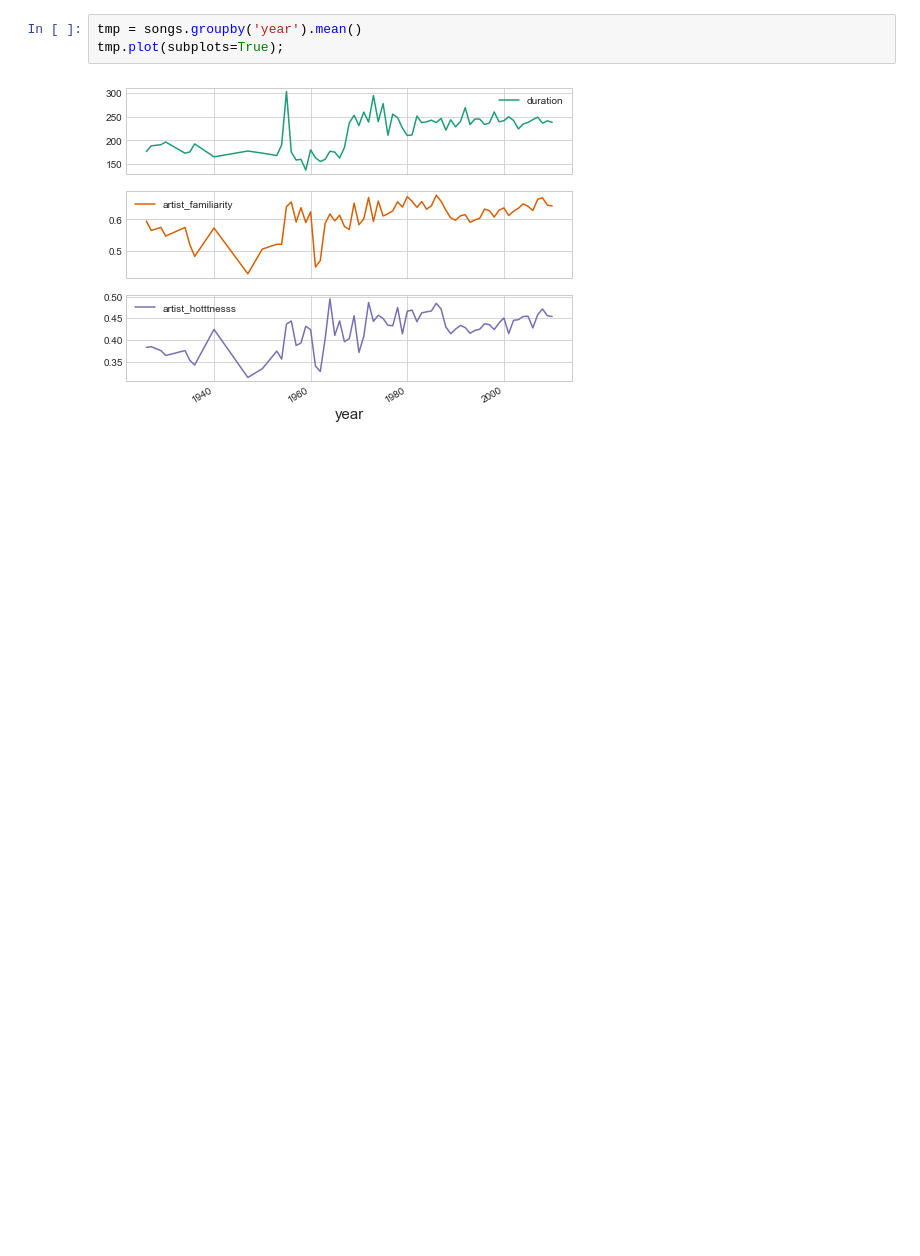
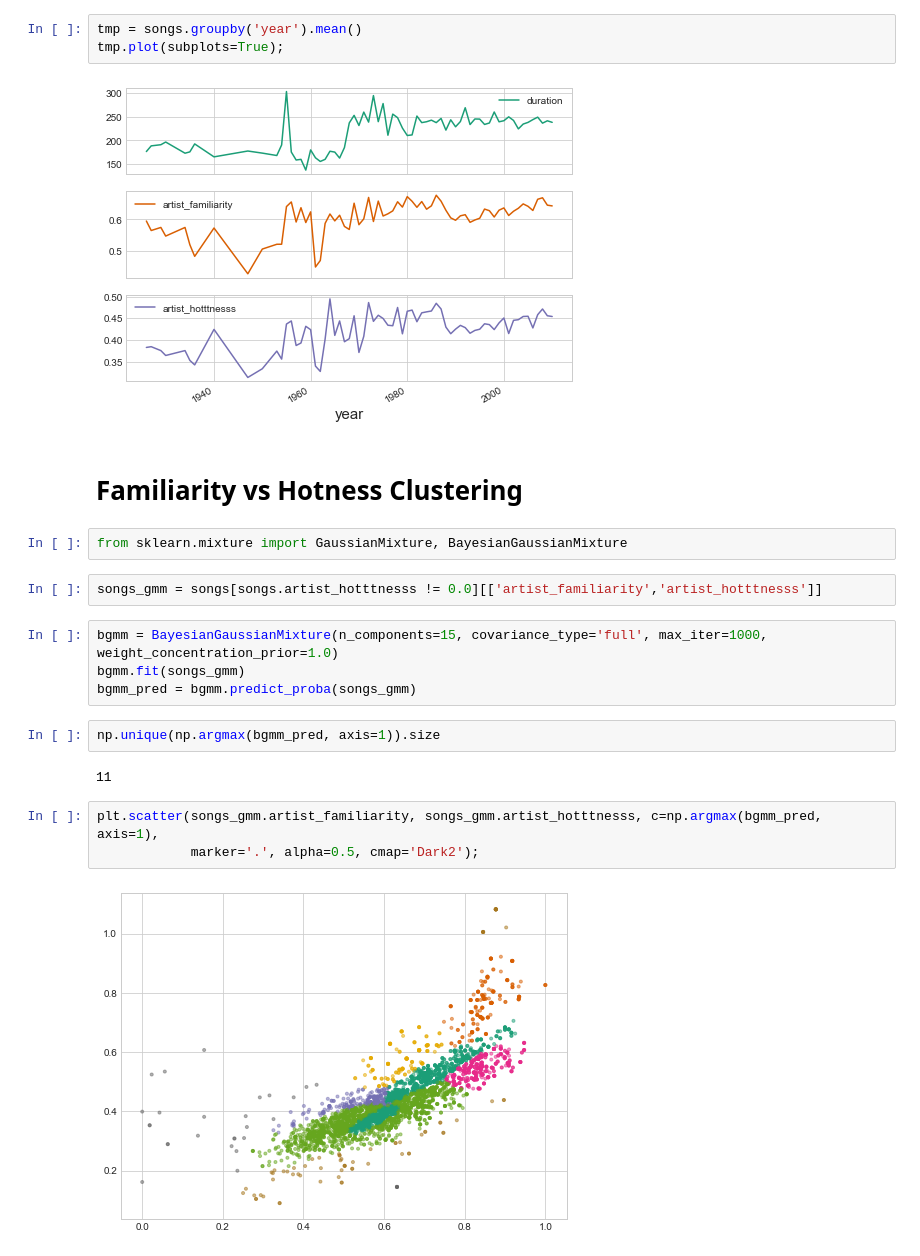
Before and after one commit to pylablanche/MillionSong, a Jupyter notebook: MillionSong_Dataset_Exploration.ipynb, the cells around one changed output. Saved outputs shown, nothing was run; the diff lists cells and outputs as text; blank space fills up the shorter version.

Commit message:
Clustering technique for metadata analysis

```diff
--- a/MillionSong_Dataset_Exploration.ipynb
+++ b/MillionSong_Dataset_Exploration.ipynb
@@ -221,3 +198,22 @@ tmp = songs.groupby('year').mean()
 tmp.plot(subplots=True);
 # %% [output]
 [figure]
+# %% [markdown]
+# Familiarity vs Hotness Clustering
+# %%
+from sklearn.mixture import GaussianMixture, BayesianGaussianMixture
+# %%
+songs_gmm = songs[songs.artist_hotttnesss != 0.0][['artist_familiarity','artist_hotttnesss']]
+# %%
+bgmm = BayesianGaussianMixture(n_components=15, covariance_type='full', max_iter=1000, weight_concentration_prior=1.0)
+bgmm.fit(songs_gmm)
+bgmm_pred = bgmm.predict_proba(songs_gmm)
+# %%
+np.unique(np.argmax(bgmm_pred, axis=1)).size
+# %% [output]
+11
+# %%
+plt.scatter(songs_gmm.artist_familiarity, songs_gmm.artist_hotttnesss, c=np.argmax(bgmm_pred, axis=1),
+            marker='.', alpha=0.5, cmap='Dark2');
+# %% [output]
+[figure, added]
```
Also changed, not shown: parts of 17 cells of this notebook, 7 other files.
